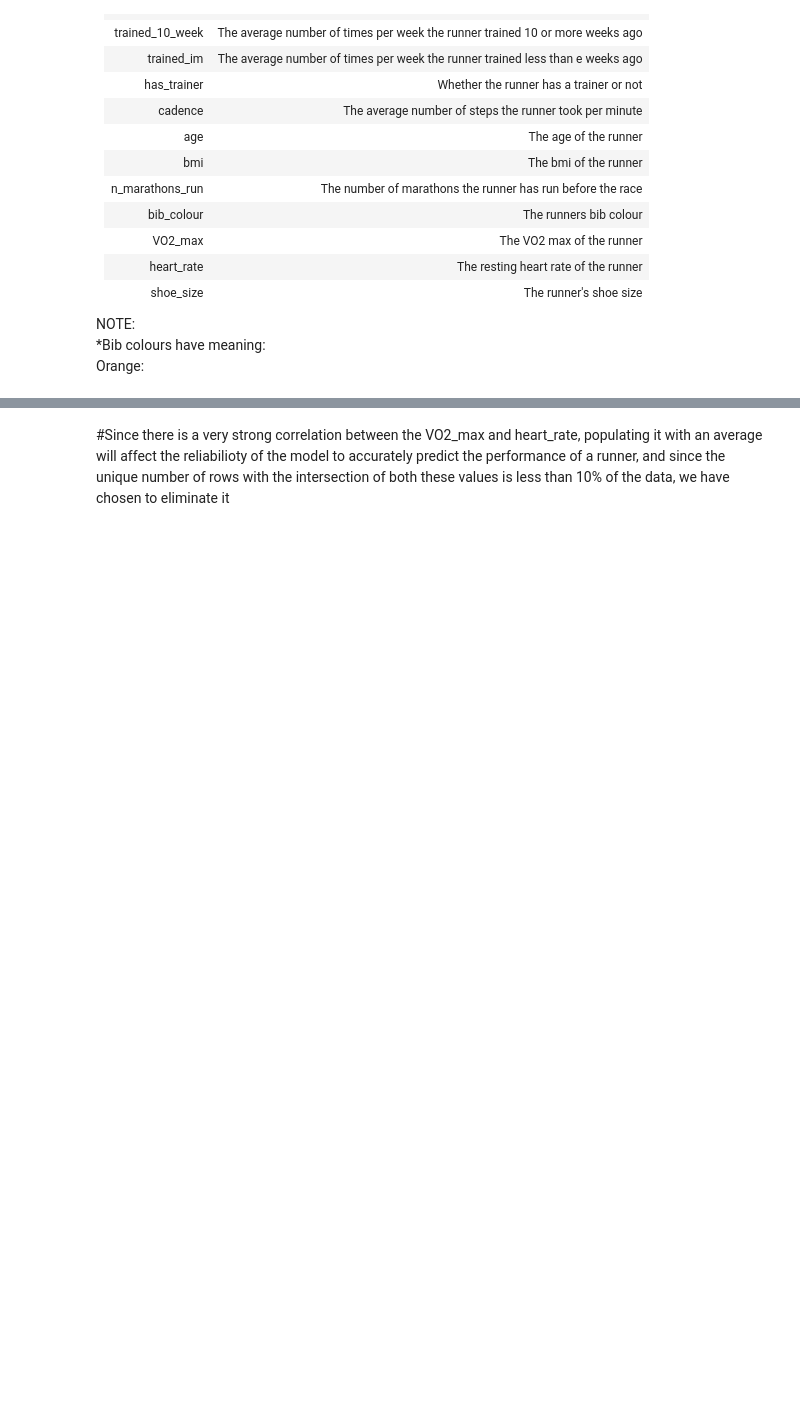
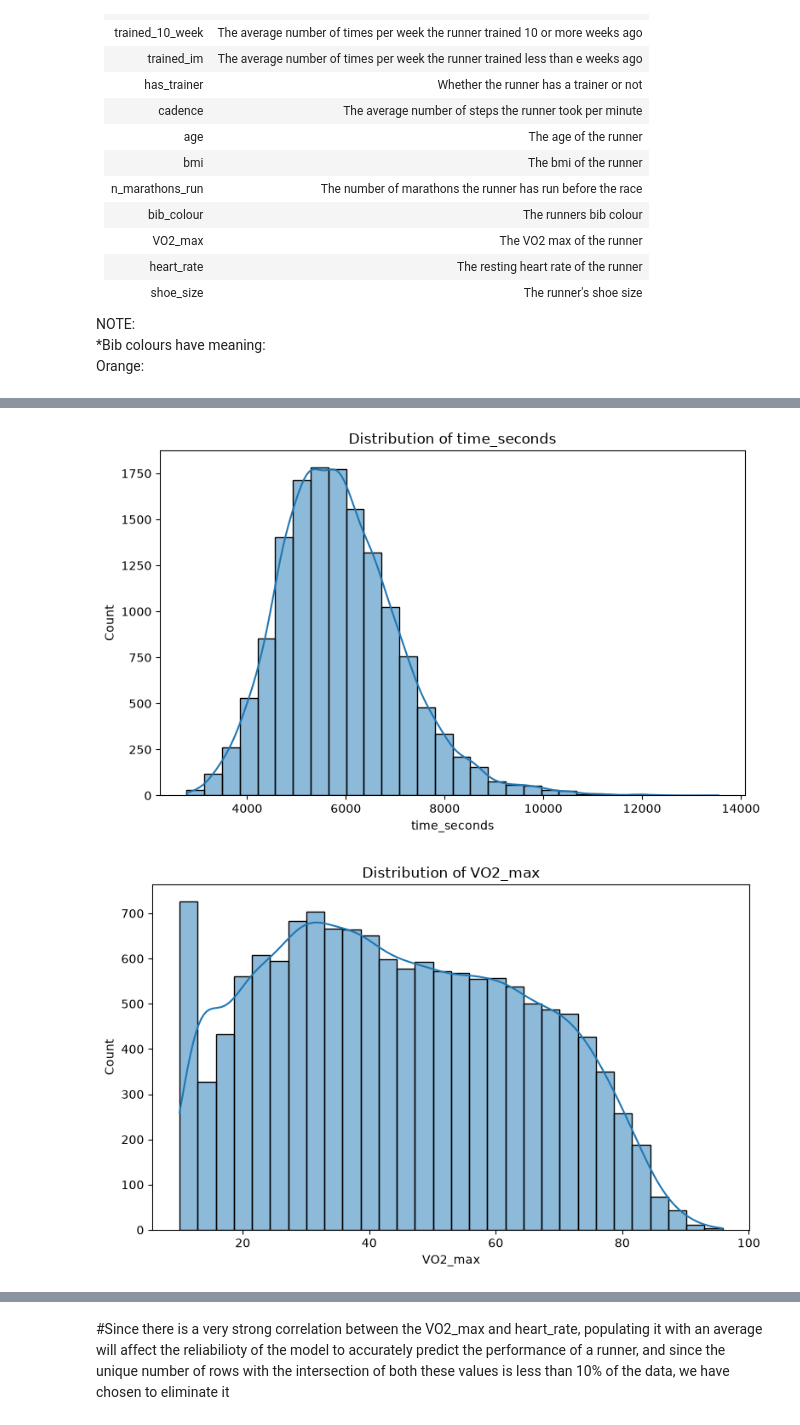
Before and after one commit to pnntr/ow-run-challenge, a Jupyter notebook: pre-processing.ipynb, the cells around one changed output, grey strips where cells are left out. Drawn from its saved outputs; the diff is of its cells as text; code cells hidden in the pictures; blank space fills up the shorter version.

Commit message:
distribution plots

```diff
--- a/pre-processing.ipynb
+++ b/pre-processing.ipynb
@@ -59,0 +96,42 @@ print(raw_df.bib_colour.value_counts())
+# %%
+raw_df.columns
+raw_df.dropna(subset=['time'], inplace=True)
+raw_df['time_seconds'] = pd.to_timedelta(raw_df['time']).dt.total_seconds().astype(int)
+
+# Make a copy so we don't accidentally alter the original
+data = raw_df.copy()
+
+# Remove the automatically-created index column if it isn't useful
+data = data.drop(columns=["Unnamed: 0"], errors="ignore")
+# %%
+# distribution plots for all numerical
+numeric_cols = [
+    "time_seconds",
+    "VO2_max",
+    "heart_rate",
+    "shoe_size",
+    "age",
+    "bmi",
+    "n_marathons_run",
+    "cadence"
+]
+
+for col in numeric_cols:
+    plt.figure(figsize=(8, 5))
+
+    sns.histplot(
+        data=data,
+        x=col,
+        kde=True,
+        bins=30
+    )
+
+    plt.title(f"Distribution of {col}")
+    plt.xlabel(col)
+    plt.ylabel("Count")
+
+    plt.tight_layout()
+    plt.show()
+# %% [output]
+[figure, added]
+[figure, added]
```
Also changed, not shown: parts of 9 cells of this notebook.
